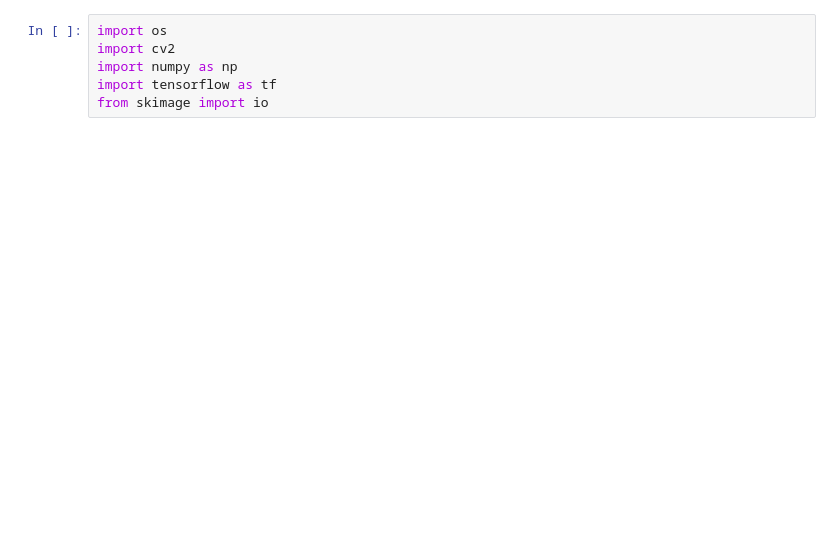
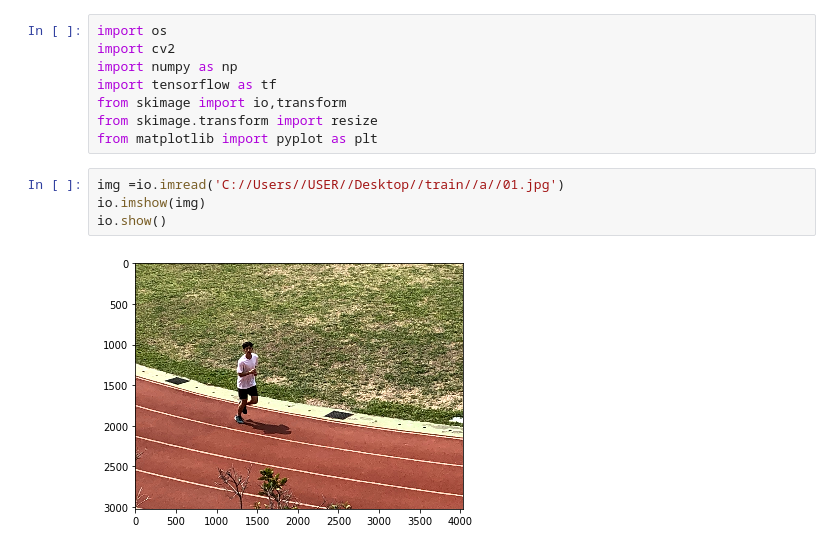
Before and after one commit to shiro3860/python, a Jupyter notebook: tfrecord.ipynb, the cells around one changed output. Drawn from its saved outputs; the diff is of its cells as text; blank space fills up the shorter version.

```diff
--- a/tfrecord.ipynb
+++ b/tfrecord.ipynb
@@ -3,4 +3,12 @@ import os
 import cv2
 import numpy as np
 import tensorflow as tf
-from skimage import io
+from skimage import io,transform
+from skimage.transform import resize
+from matplotlib import pyplot as plt
+# %%
+img =io.imread('C://Users//USER//Desktop//train//a//01.jpg')
+io.imshow(img)
+io.show()
+# %% [output]
+[figure, added]
```
Also changed, not shown: parts of 9 cells of this notebook.
